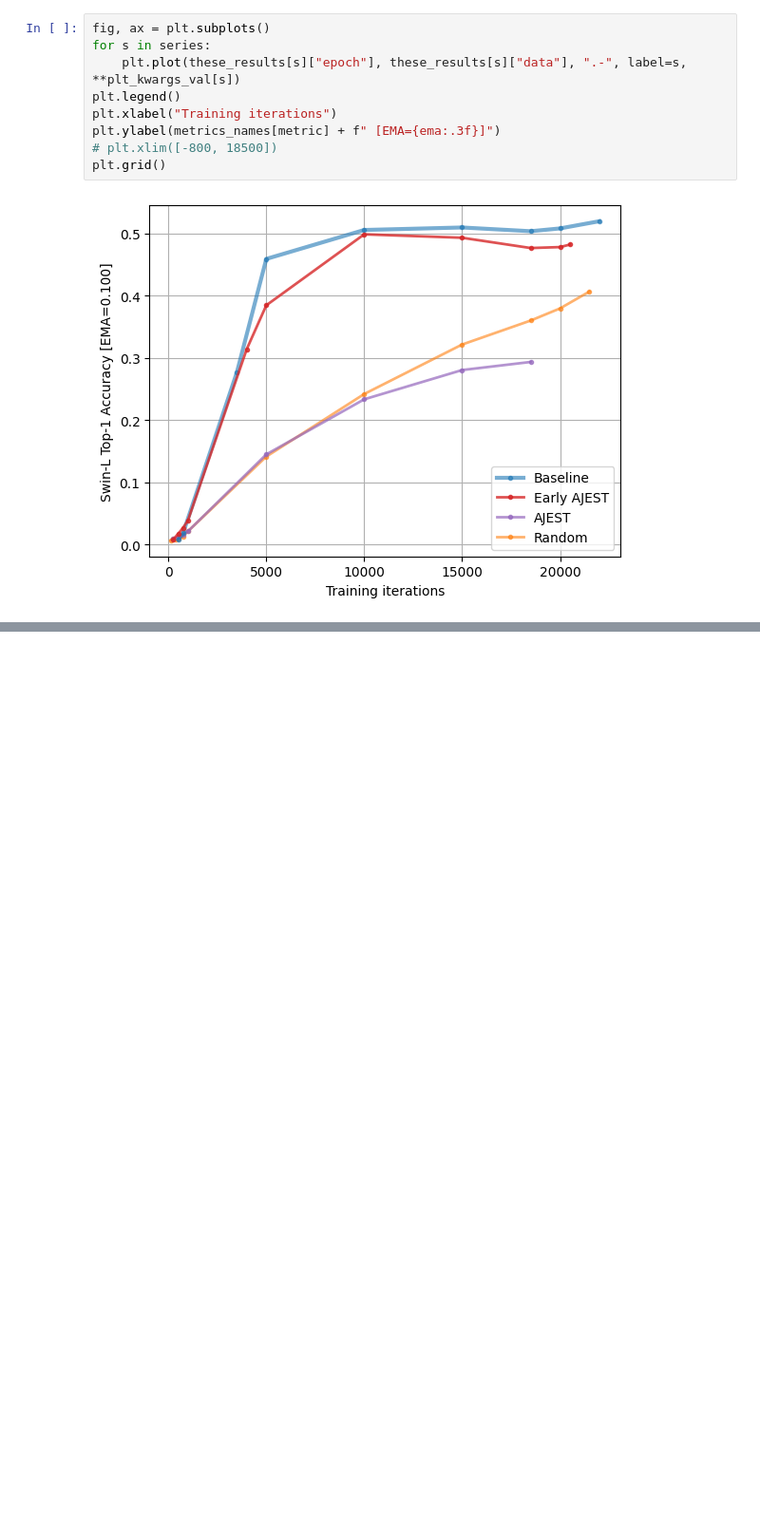
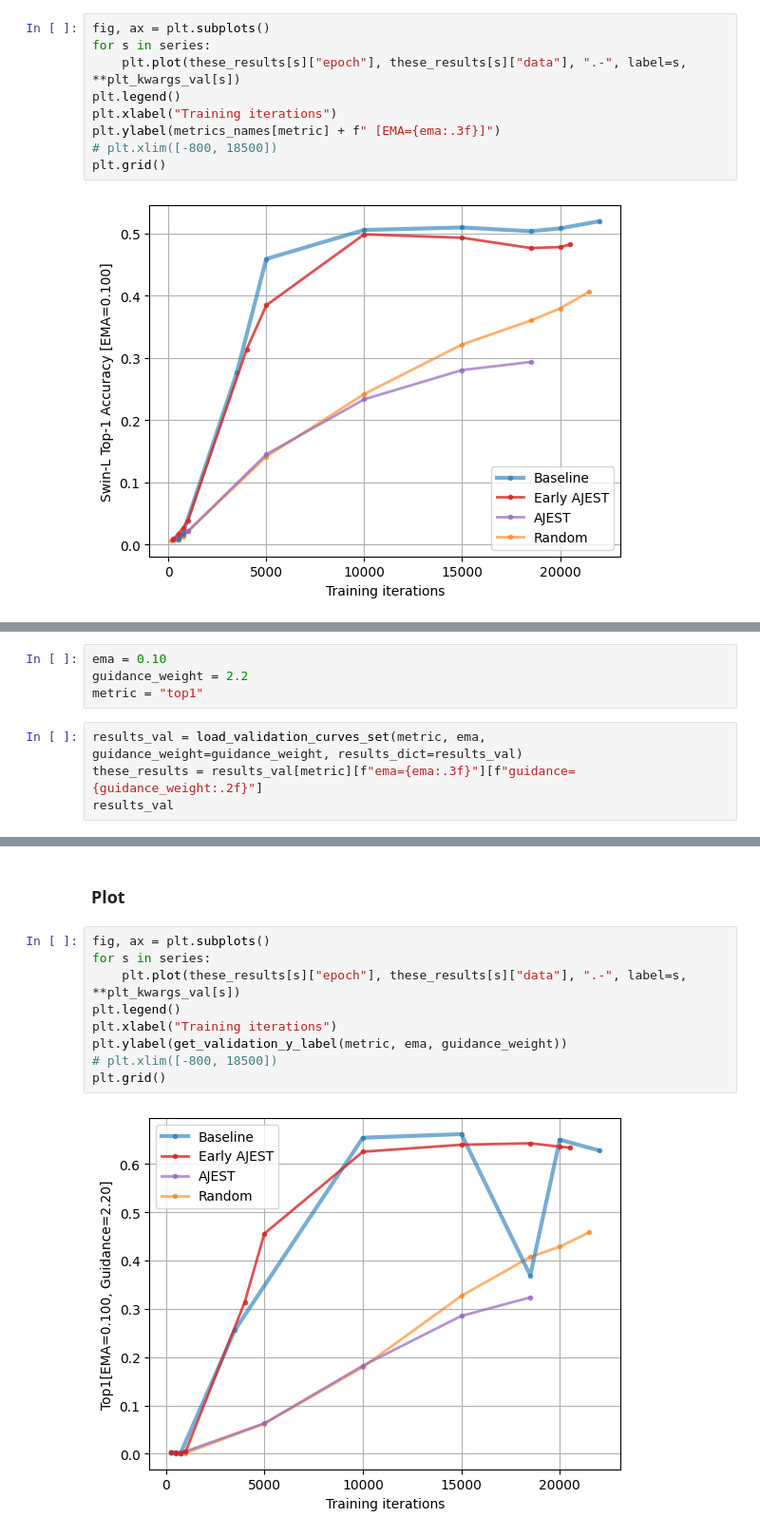
Before and after one commit to 0xInfty/Autoguided, a Jupyter notebook: Images/analysis/LossCurves.ipynb, the cells around one changed output, grey strips where cells are left out. Shown at 95% size. Drawn from its saved outputs; the diff is of its cells as text; blank space fills up the shorter version.

Commit message:
More curves + Manual fix of values [M2]

```diff
--- a/Images/analysis/LossCurves.ipynb
+++ b/Images/analysis/LossCurves.ipynb
@@ -1868,0 +1761,8 @@ plt.grid()
+# %%
+ema = 0.10
+guidance_weight = 2.2
+metric = "top1"
+# %%
+results_val = load_validation_curves_set(metric, ema, guidance_weight=guidance_weight, results_dict=results_val)
+these_results = results_val[metric][f"ema={ema:.3f}"][f"guidance={guidance_weight:.2f}"]
+results_val
@@ -1868,0 +1787,13 @@ plt.grid()
+# %% [markdown]
+### Plot
+# %%
+fig, ax = plt.subplots()
+for s in series:
+    plt.plot(these_results[s]["epoch"], these_results[s]["data"], ".-", label=s, **plt_kwargs_val[s])
+plt.legend()
+plt.xlabel("Training iterations")
+plt.ylabel(get_validation_y_label(metric, ema, guidance_weight))
+# plt.xlim([-800, 18500])
+plt.grid()
+# %% [output]
+[figure, added]
```
Also changed, not shown: parts of 89 cells of this notebook.
